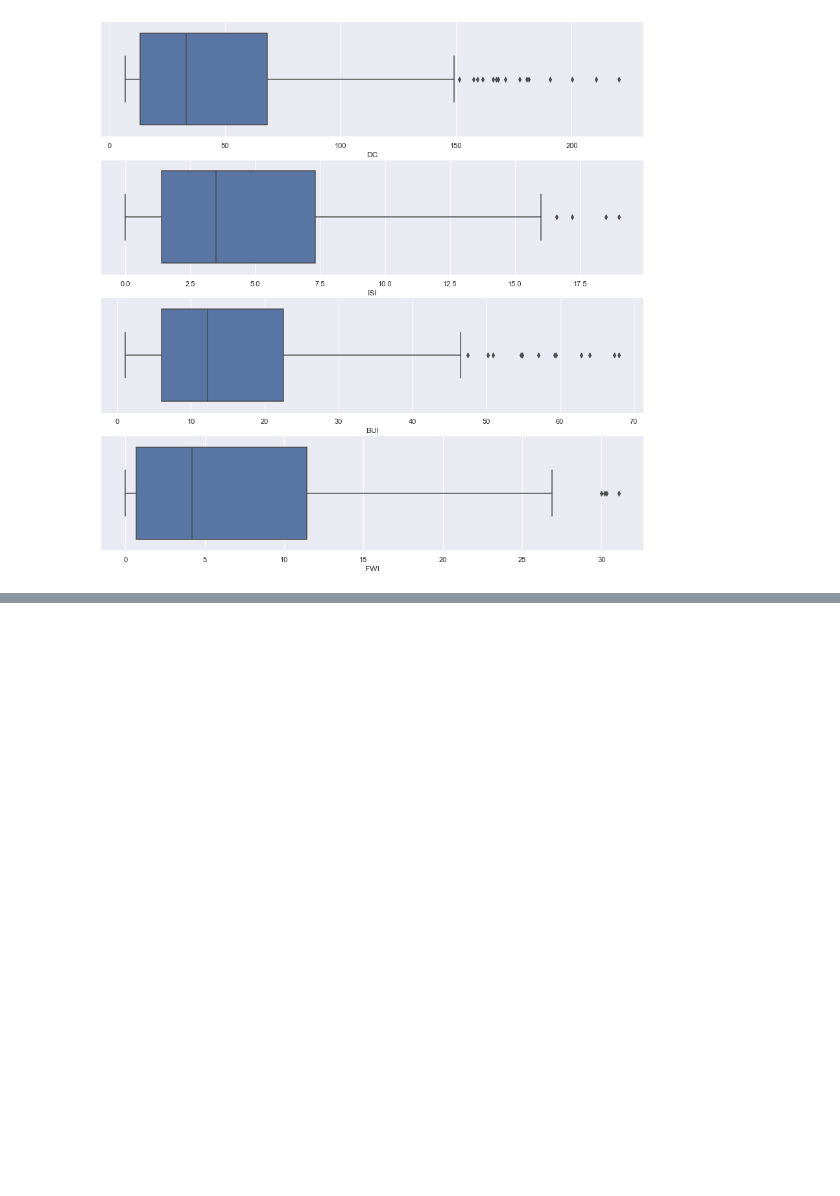
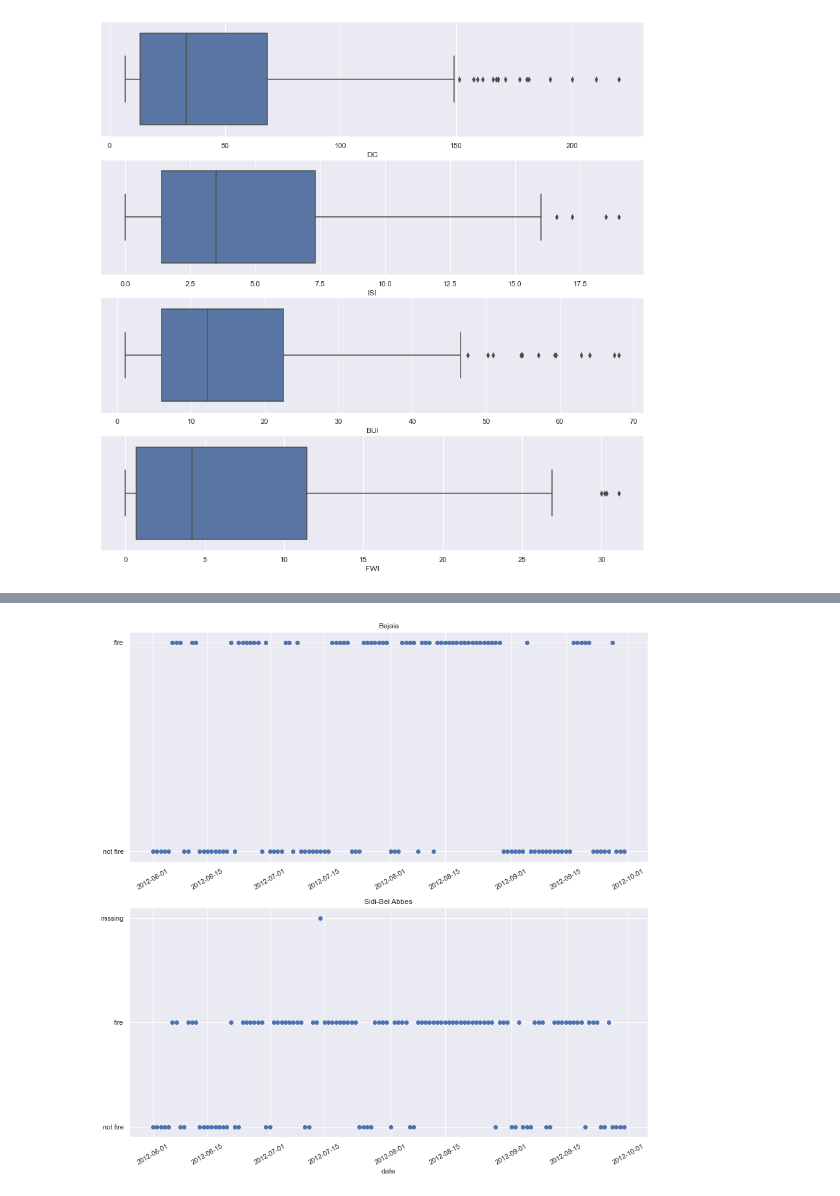
Before and after one commit to sreeman-11021996/iNeuron_Ass, a Jupyter notebook: 00. Assignments/home-work/05. End-to-End 29-05-2022/Algerian Forest Fires ML.ipynb, the cells around one changed output, grey strips where cells are left out. Cells and saved outputs as stored; diff of their text form; code cells hidden in the pictures; blank space fills up the shorter version.

```diff
--- a/00. Assignments/home-work/05. End-to-End 29-05-2022/Algerian Forest Fires ML.ipynb
+++ b/00. Assignments/home-work/05. End-to-End 29-05-2022/Algerian Forest Fires ML.ipynb
@@ -610,0 +615,14 @@ plt.xticks(rotation=30)
+# %%
+# Forest Fire class
+def scatter_plot_graph(df,feature,hue):
+    fig, axes = plt.subplots(2,1,figsize=(15,15))
+    for val in range(0,2):
+        axes[val].scatter(df_test[df_test[hue] == df_test[hue].unique()[val]].index,
+                df_test[feature][df_test[hue] == df_test[hue].unique()[val]],)
+        axes[val].set_title(df_test[hue].unique()[val])
+        plt.xlabel("date")
+        axes[val].tick_params(axis='x', rotation=30)
+# %%
+scatter_plot_graph(df_test,"classes","region")
+# %% [output]
+[figure, added]
```
Also changed, not shown: parts of 50 cells of this notebook.
